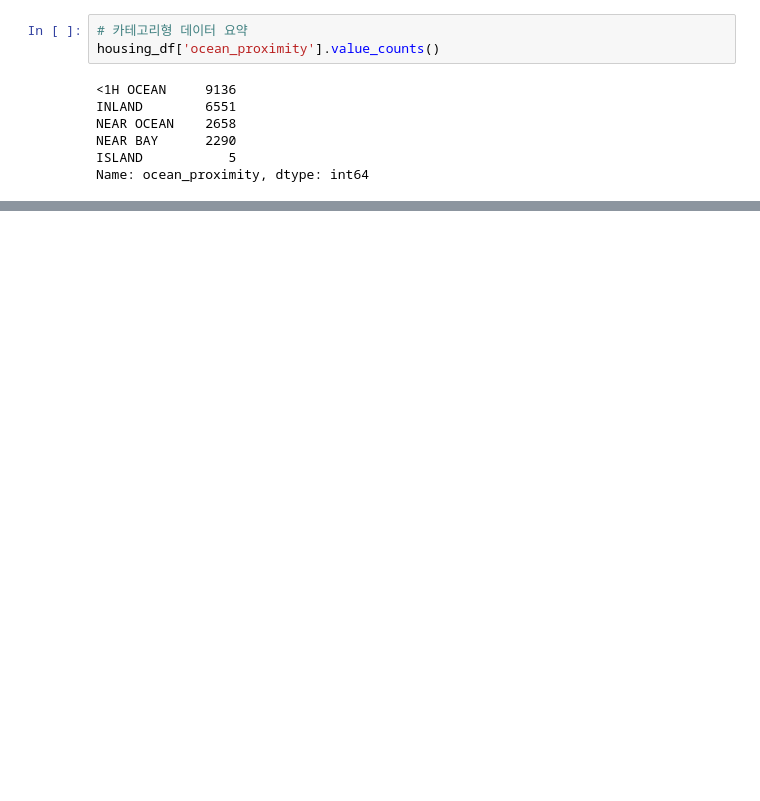
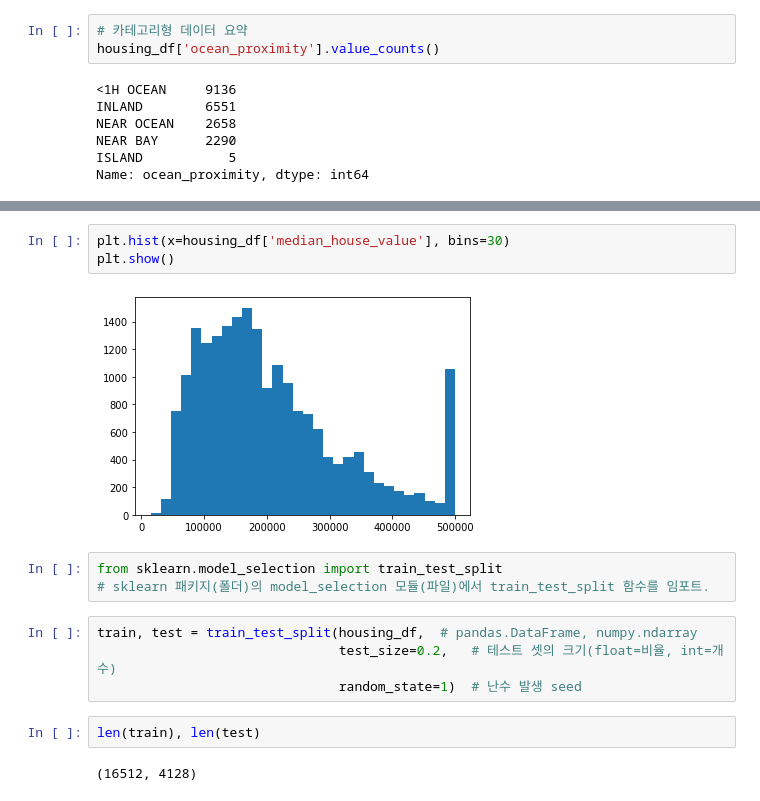
Before and after one commit to JakeOh/202007_itw_bd18, a Jupyter notebook: lab_ml/ml01_regression.ipynb, the cells around one changed output, grey strips where cells are left out. Cells and saved outputs as stored; diff of their text form; blank space fills up the shorter version.

```diff
--- a/lab_ml/ml01_regression.ipynb
+++ b/lab_ml/ml01_regression.ipynb
@@ -71,0 +78,16 @@ Name: ocean_proximity, dtype: int64
+# %%
+plt.hist(x=housing_df['median_house_value'], bins=30)
+plt.show()
+# %% [output]
+[figure, added]
+# %%
+from sklearn.model_selection import train_test_split
+# sklearn 패키지(폴더)의 model_selection 모듈(파일)에서 train_test_split 함수를 임포트.
+# %%
+train, test = train_test_split(housing_df,  # pandas.DataFrame, numpy.ndarray
+                               test_size=0.2,   # 테스트 셋의 크기(float=비율, int=개수)
+                               random_state=1)  # 난수 발생 seed
+# %%
+len(train), len(test)
+# %% [output]
+(16512, 4128)
```
Also changed, not shown: parts of 27 cells of this notebook.
